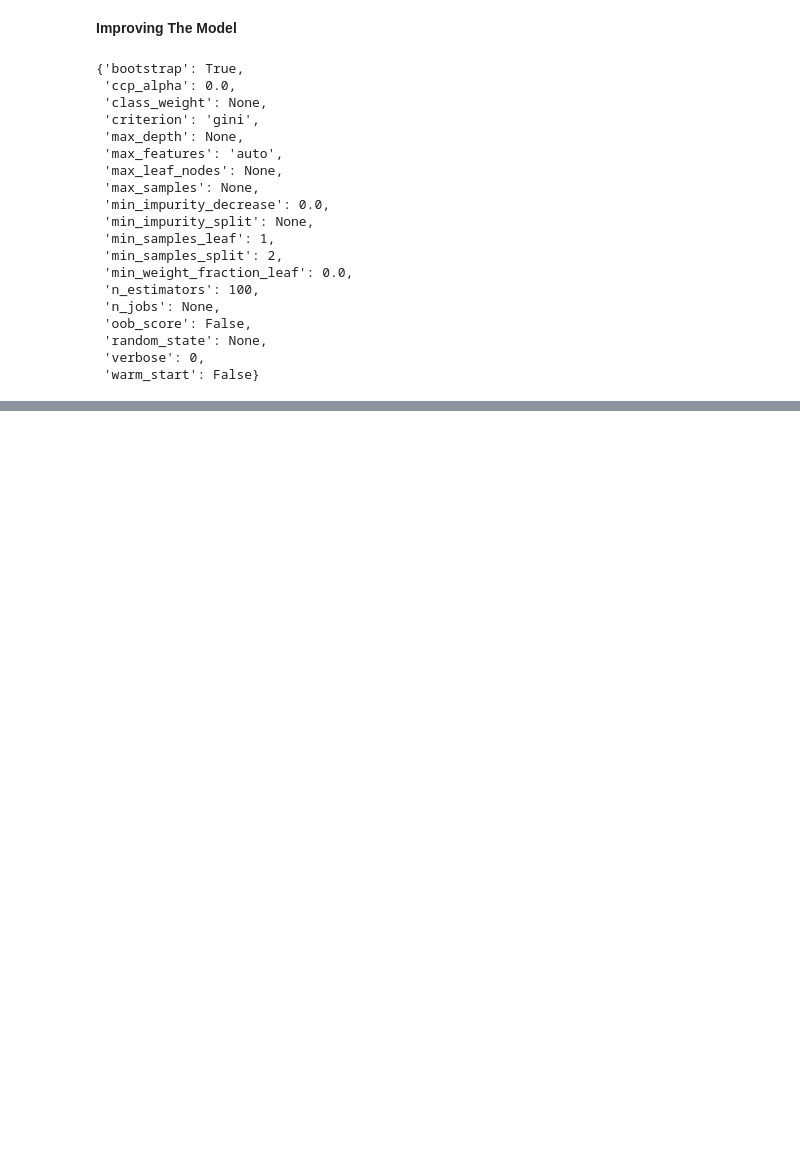
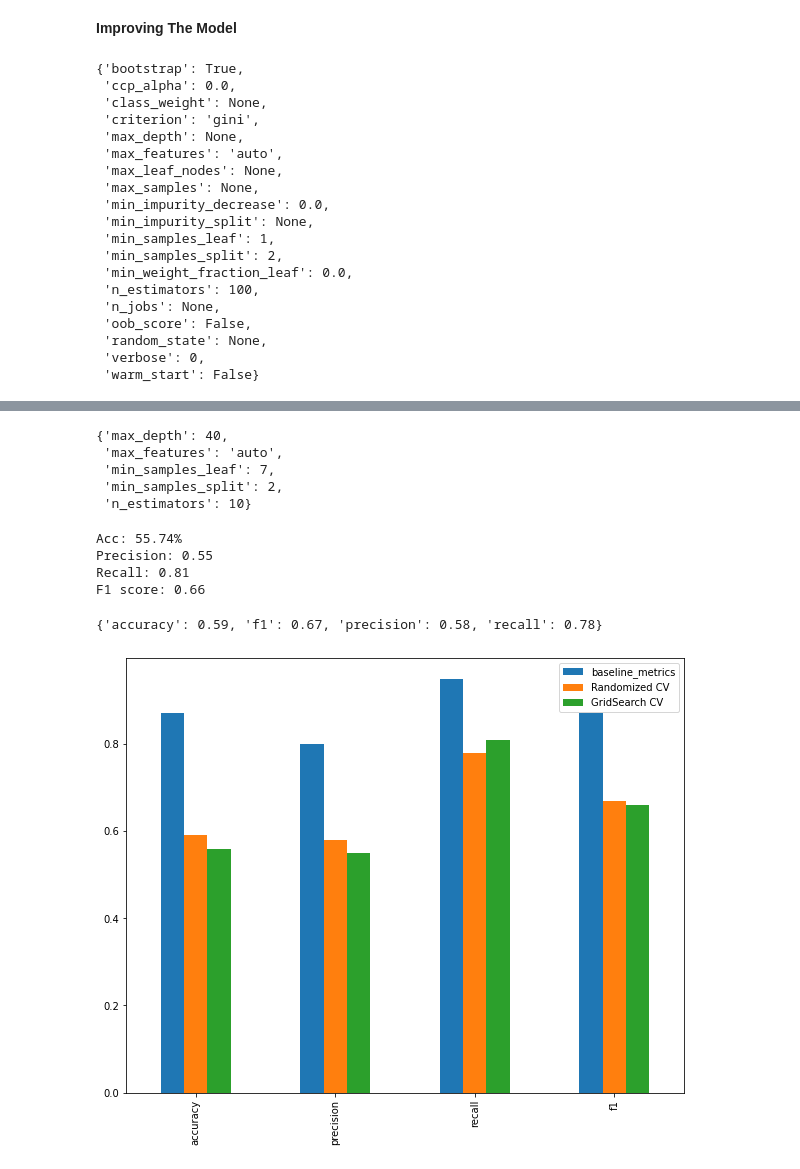
Before and after one commit to RMLAI/zero-to-mastery-ml, a Jupyter notebook: Intro_to_Scikit_Learn.ipynb, the cells around one changed output, grey strips where cells are left out. Drawn from its saved outputs; the diff is of its cells as text; code cells hidden in the pictures; blank space fills up the shorter version.

```diff
--- a/Intro_to_Scikit_Learn.ipynb
+++ b/Intro_to_Scikit_Learn.ipynb
@@ -1285,0 +1283,2 @@ model.get_params()
+# %%
+y_true = y_test
@@ -1285,0 +1483,29 @@ model.get_params()
+# %%
+from sklearn.model_selection import GridSearchCV
+
+#Dictionary of the parameter values for randomized search
+'''
+grid = {'n_estimators':[10,100,200,500,1000],
+        'max_depth':[5,10,15,20,25,30],
+        'max_features':['auto','sqrt'],
+        'min_samples_split':[2,4,6,8,],
+        'min_samples_leaf':[1,2,3,4,]}
+'''
+np.random.seed(42)
+
+#Split the dataset into X&y
+X=heart_disease_shuffled.drop('target',axis=1)
+y=heart_disease['target']
+
+#Splitting data into train test split
+X_train,X_test,y_train,y_test = train_test_split(X,y,test_size=0.2)
+
+#Instantiate the model
+model = RandomForestClassifier(n_jobs=-1)
+
+#Set up Randomized search
+gs_model = GridSearchCV(estimator = model,
+                              param_grid=grid_2,
+                              cv=5,
+                              verbose=2)
+gs_model.fit(X_train,y_train);
@@ -1285,0 +1539,32 @@ model.get_params()
+# %%
+gs_model.best_params_
+# %% [output]
+{'max_depth': 40,
+ 'max_features': 'auto',
+ 'min_samples_leaf': 7,
+ 'min_samples_split': 2,
+ 'n_estimators': 10}
+# %%
+#Make predictions with gridsearchCV
+gs_y_preds = gs_model.predict(X_test)
+
+#Evaluate the metrics of the GridSearch predictions
+gs_metrics = evaluate_preds(y_test,gs_y_preds)
+# %% [output]
+Acc: 55.74%
+Precision: 0.55
+Recall: 0.81
+F1 score: 0.66
+# %%
+rs_metrics
+# %% [output]
+{'accuracy': 0.59, 'f1': 0.67, 'precision': 0.58, 'recall': 0.78}
+# %%
+#Lets compare our differnt metrics
+compare_metrics = pd.DataFrame({'baseline_metrics':baseline_metrics_test,
+                                'Randomized CV':rs_metrics,
+                                'GridSearch CV':gs_metrics})
+
+compare_metrics.plot.bar(figsize=(10,8));
+# %% [output]
+[figure, added]
```
Also changed, not shown: parts of 16 cells of this notebook.
